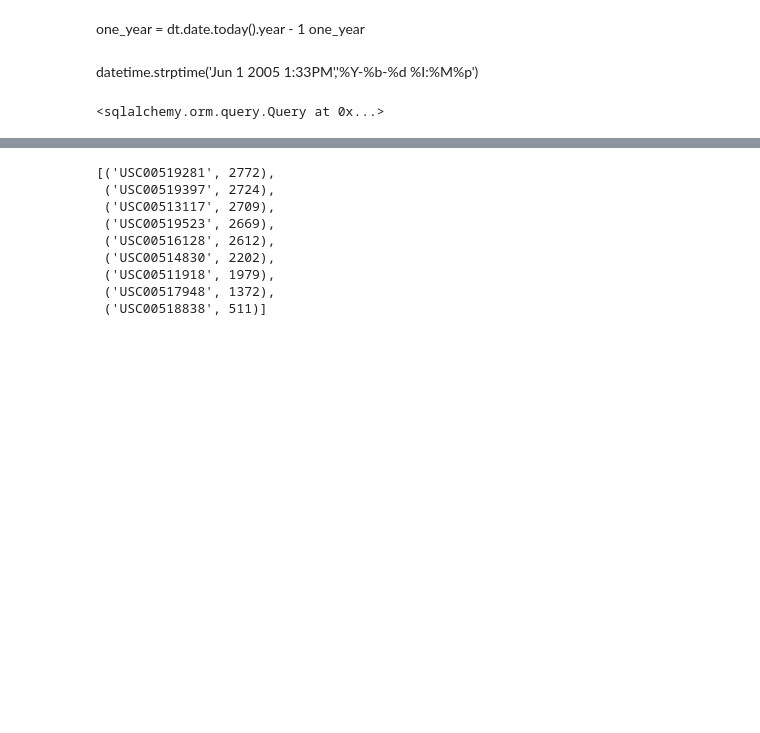
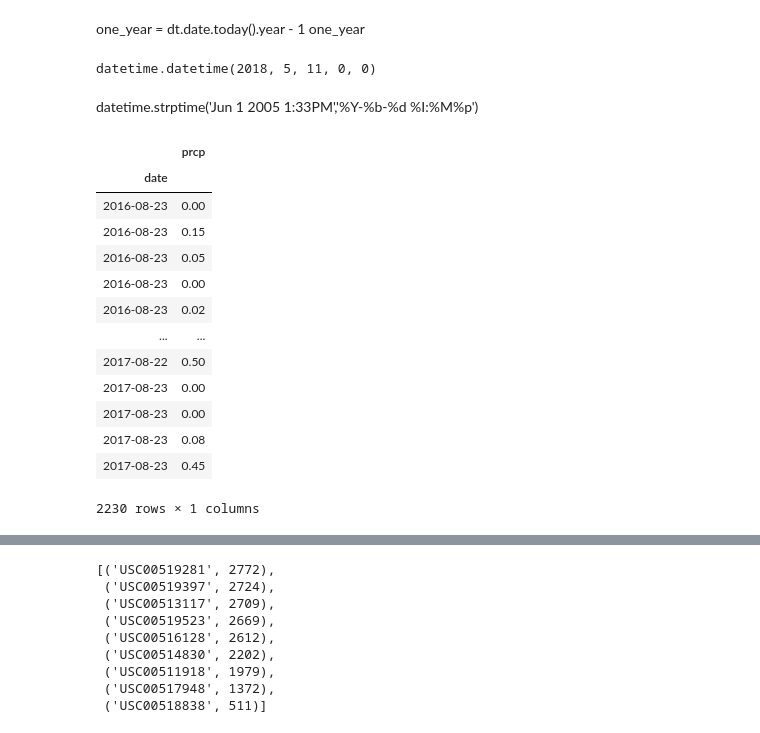
Before and after one commit to rockhound03/sqlalchemy-challenge, a Jupyter notebook: climate_starter.ipynb, the cells around one changed output, grey strips where cells are left out. Saved outputs shown, nothing was run; the diff lists cells and outputs as text; code cells hidden in the pictures; blank space fills up the shorter version.

```diff
--- a/climate_starter.ipynb
+++ b/climate_starter.ipynb
@@ -63,3 +63,13 @@ first_row.__dict__
+# %%
+lstdate = session.query(Measurement.date).all()
+i = len(lstdate)
+testdate= lstdate[i-1][0]
+    #print(row)
+
+#type(testdate)
+dateout =dt.datetime.strptime(testdate,'%Y-%m-%d')
+#dateout
+oneyear = dateout - dt.timedelta(days=366)
 # %%
 for row in session.query(Measurement.prcp, Measurement.date).limit(15).all():
     print(row)
@@ -85,11 +95,32 @@ one_year
 # %%
  test =dt.strptime('2018-05-11','%Y-%m-%d')
 one_year = dt.date(test)#< dt.date(2000, 1, 1)
+test
+# %% [output]
+datetime.datetime(2018, 5, 11, 0, 0)
 # %% [markdown]
 datetime.strptime('Jun 1 2005  1:33PM','%Y-%b-%d %I:%M%p')
-# %%
-last_year_precip = session.query(Measurement.prcp, Measurement.date).filter(Measurement.date > one_year)
-last_year_precip
-#print("{} players were born before 1990".format(born_before_1990))
-# %% [output]
-<sqlalchemy.orm.query.Query at 0x...>
+# %%
+last_year_precip = session.query(Measurement.date,Measurement.prcp).\
+filter(Measurement.date > oneyear).\
+order_by(Measurement.date).all()
+precipdf = pd.DataFrame(last_year_precip)
+precipdf['prcp'] = precipdf['prcp'].fillna(0.00)
+precipdf
+precipdf = precipdf.set_index('date')
+precipdf
+# %% [output]
+|  | prcp |
+| date |  |
+| 2016-08-23 | 0.00 |
+| 2016-08-23 | 0.15 |
+| 2016-08-23 | 0.05 |
+| 2016-08-23 | 0.00 |
+| 2016-08-23 | 0.02 |
+| ... | ... |
+| 2017-08-22 | 0.50 |
+| 2017-08-23 | 0.00 |
+| 2017-08-23 | 0.00 |
+| 2017-08-23 | 0.08 |
+| 2017-08-23 | 0.45 |
+2230 rows × 1 columns
```
Also changed, not shown: parts of 9 cells of this notebook.
